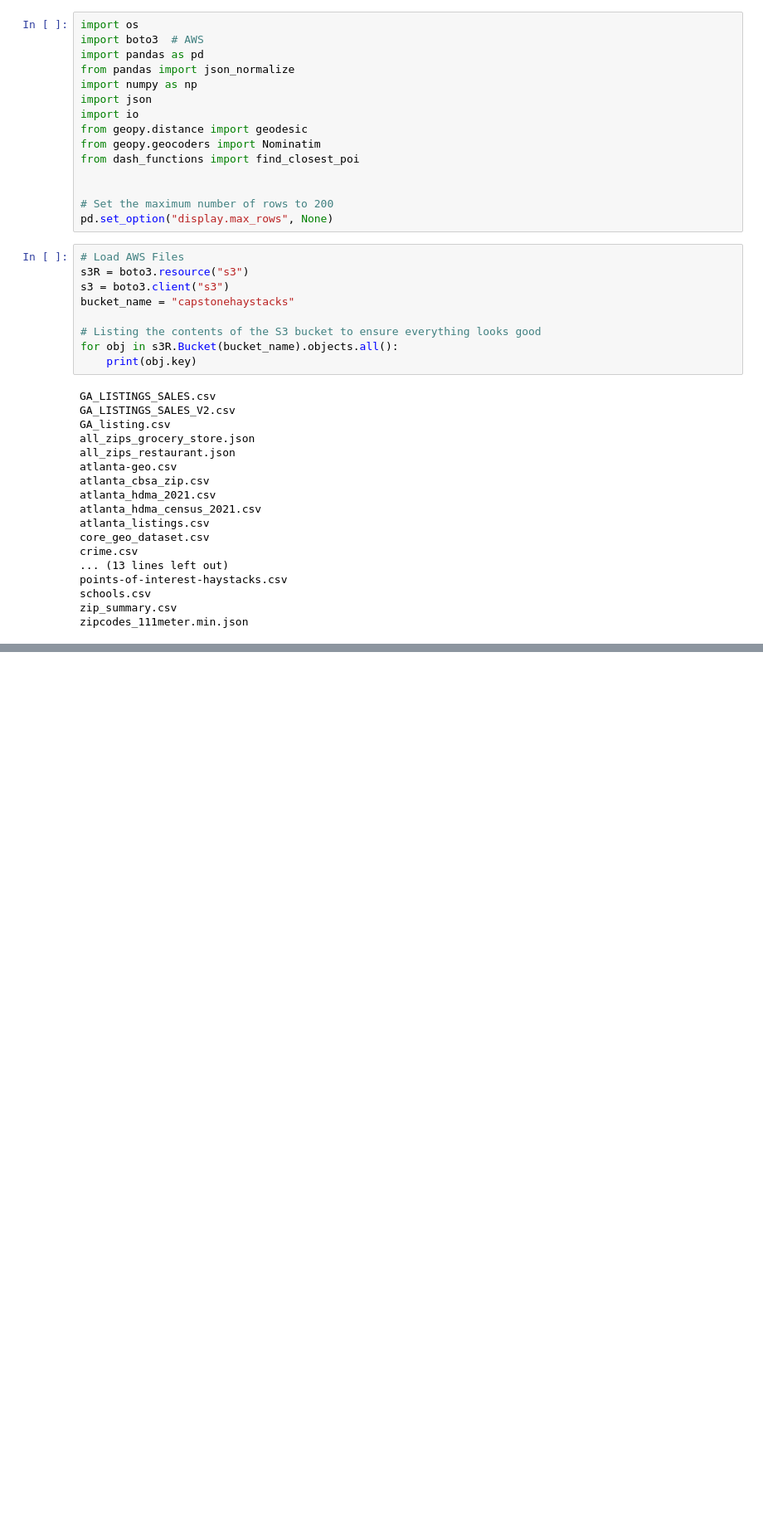
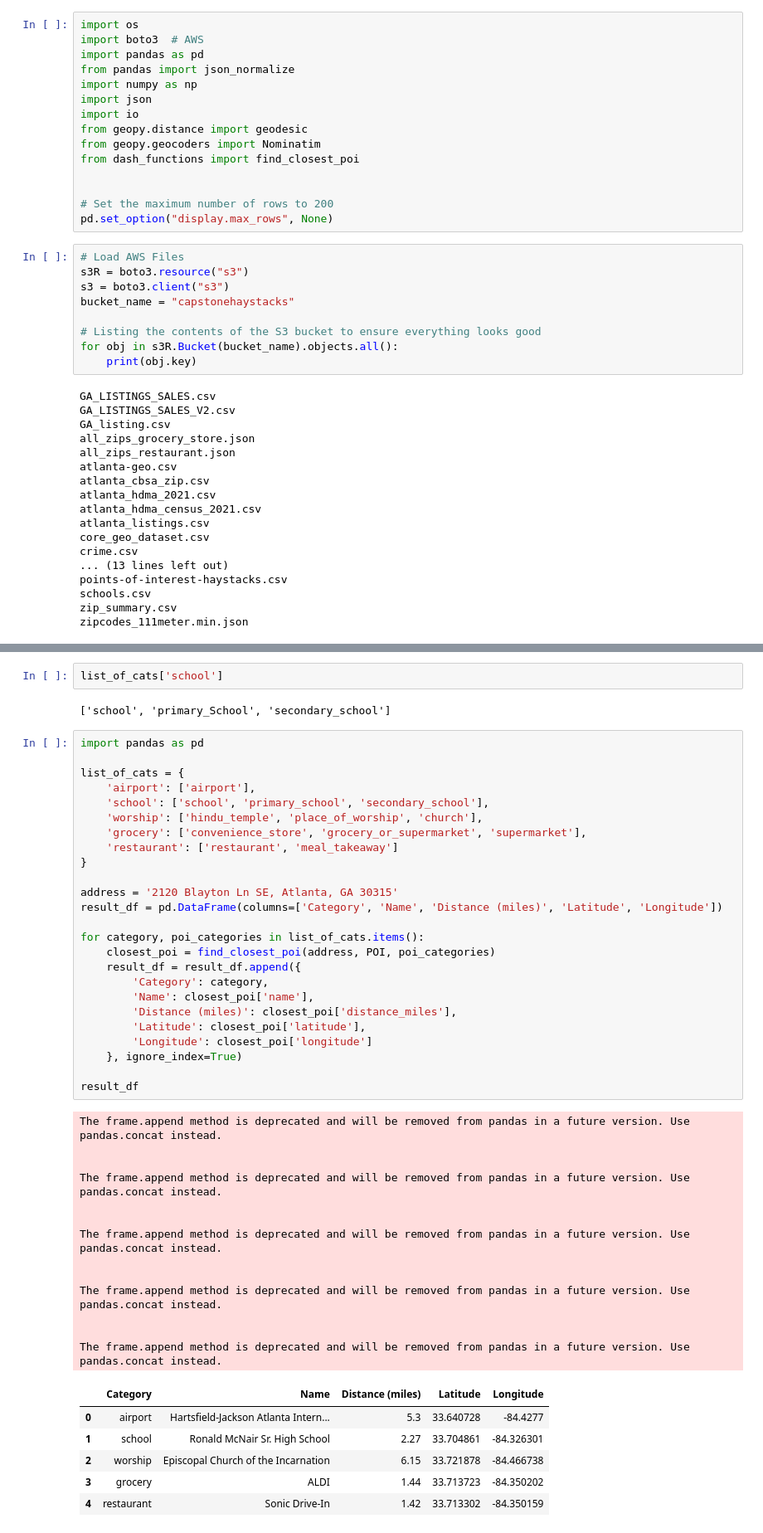
Before and after one commit to schmeeed/capstone, a Jupyter notebook: notebooks/07_POI-distance-to-address.ipynb, the cells around one changed output, grey strips where cells are left out. Shown at 83% size. Saved outputs shown, nothing was run; the diff lists cells and outputs as text; blank space fills up the shorter version.

Commit message:
exapanding dash indicators and exploring distance function optimization

```diff
--- a/notebooks/07_POI-distance-to-address.ipynb
+++ b/notebooks/07_POI-distance-to-address.ipynb
@@ -86,0 +210,49 @@ fig.show()
+# %%
+list_of_cats['school']
+# %% [output]
+['school', 'primary_School', 'secondary_school']
+# %%
+import pandas as pd
+
+list_of_cats = {
+    'airport': ['airport'],
+    'school': ['school', 'primary_school', 'secondary_school'],
+    'worship': ['hindu_temple', 'place_of_worship', 'church'],
+    'grocery': ['convenience_store', 'grocery_or_supermarket', 'supermarket'],
+    'restaurant': ['restaurant', 'meal_takeaway']
+}
+
+address = '2120 Blayton Ln SE, Atlanta, GA 30315'
+result_df = pd.DataFrame(columns=['Category', 'Name', 'Distance (miles)', 'Latitude', 'Longitude'])
+
+for category, poi_categories in list_of_cats.items():
+    closest_poi = find_closest_poi(address, POI, poi_categories)
+    result_df = result_df.append({
+        'Category': category,
+        'Name': closest_poi['name'],
+        'Distance (miles)': closest_poi['distance_miles'],
+        'Latitude': closest_poi['latitude'],
+        'Longitude': closest_poi['longitude']
+    }, ignore_index=True)
+
+result_df
+# %% [output]
+The frame.append method is deprecated and will be removed from pandas in a future version. Use pandas.concat instead.
+
+
+The frame.append method is deprecated and will be removed from pandas in a future version. Use pandas.concat instead.
+
+
+The frame.append method is deprecated and will be removed from pandas in a future version. Use pandas.concat instead.
+
+
+The frame.append method is deprecated and will be removed from pandas in a future version. Use pandas.concat instead.
+
+
+The frame.append method is deprecated and will be removed from pandas in a future version. Use pandas.concat instead.
+|  | Category | Name | Distance (miles) | Latitude | Longitude |
+| 0 | airport | Hartsfield-Jackson Atlanta Intern... | 5.3 | 33.640728 | -84.4277 |
+| 1 | school | Ronald McNair Sr. High School | 2.27 | 33.704861 | -84.326301 |
+| 2 | worship | Episcopal Church of the Incarnation | 6.15 | 33.721878 | -84.466738 |
+| 3 | grocery | ALDI | 1.44 | 33.713723 | -84.350202 |
+| 4 | restaurant | Sonic Drive-In | 1.42 | 33.713302 | -84.350159 |
```
Also changed, not shown: parts of 15 cells of this notebook, 1 other file.
